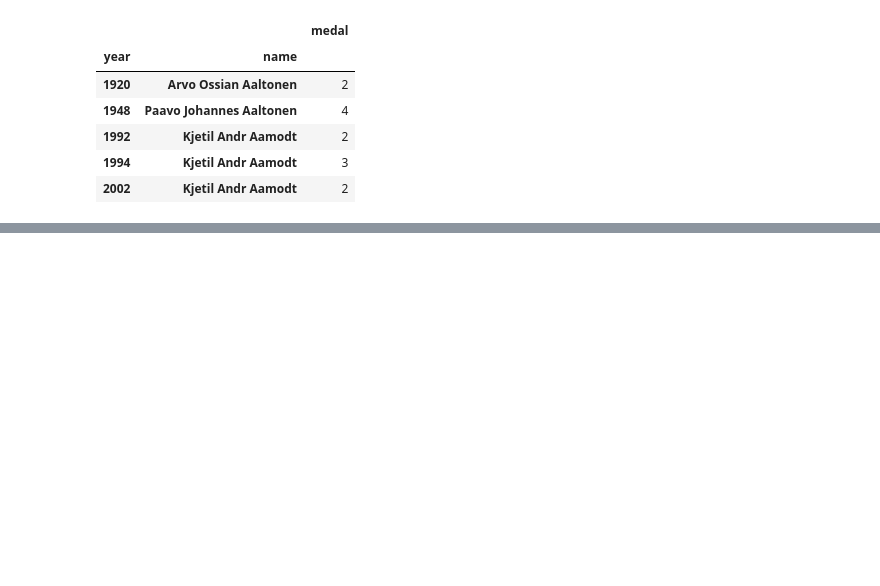
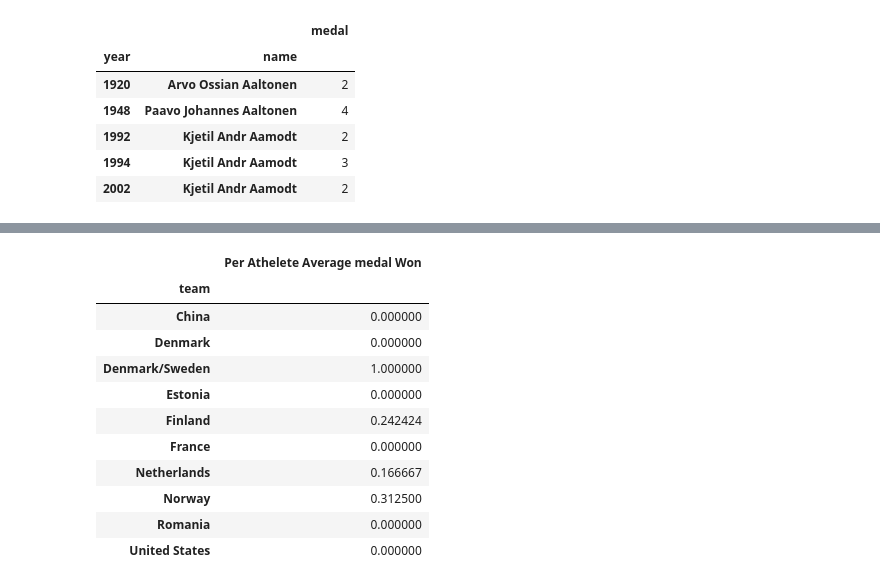
Before and after one commit to Adityag0243/DataScience, a Jupyter notebook: Project/Olympic Analysis/olymp_Analysis.ipynb, the cells around one changed output, grey strips where cells are left out. Saved outputs shown, nothing was run; the diff lists cells and outputs as text; code cells hidden in the pictures; blank space fills up the shorter version.

```diff
--- a/Project/Olympic Analysis/olymp_Analysis.ipynb
+++ b/Project/Olympic Analysis/olymp_Analysis.ipynb
@@ -180,0 +217,22 @@ df4.loc[df4.medal>1]
+# %%
+#Que 15 Calculate the average number of medals won per athlete for each country.
+
+pv_table4=df.pivot_table(index=["team"],values=["medal","name"] ,aggfunc="count")
+pv_table4.columns=["Total_medal","Total_player"]
+ds=pv_table4['Total_medal']/pv_table4['Total_player']
+ds=pd.DataFrame(ds)
+ds.columns=['Per Athelete Average medal Won']
+ds
+# %% [output]
+|  | Per Athelete Average medal Won |
+| team |  |
+| China | 0.000000 |
+| Denmark | 0.000000 |
+| Denmark/Sweden | 1.000000 |
+| Estonia | 0.000000 |
+| Finland | 0.242424 |
+| France | 0.000000 |
+| Netherlands | 0.166667 |
+| Norway | 0.312500 |
+| Romania | 0.000000 |
+| United States | 0.000000 |
```
Also changed, not shown: parts of 4 cells of this notebook.
